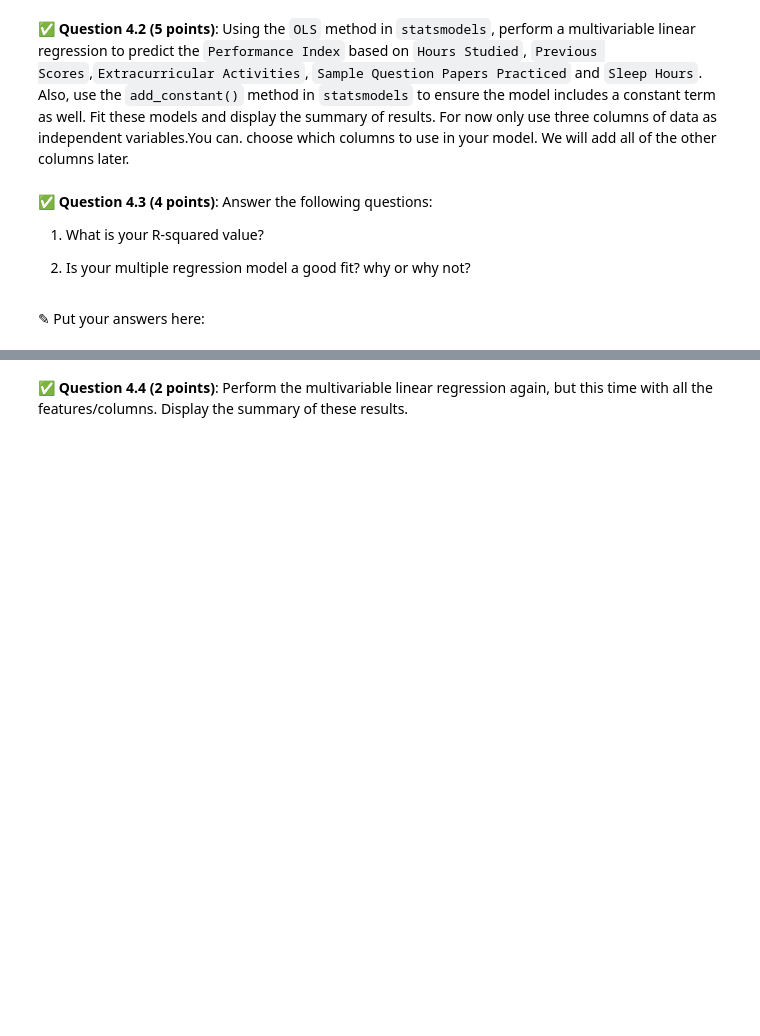
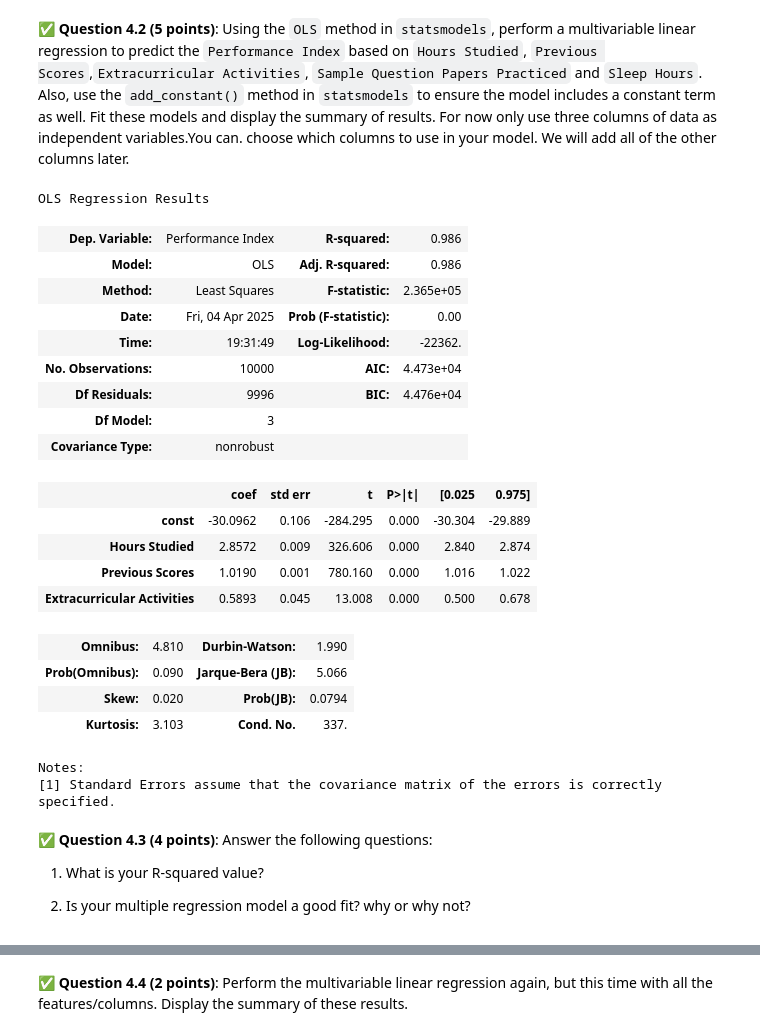
Before and after one commit to ze-ntsh/cmse202-s25-turnin, a Jupyter notebook: hw-03/HW-03_Regression-S25-NITISH MAINDOLIYA.ipynb, the cells around one changed output, grey strips where cells are left out. Drawn from its saved outputs; the diff is of its cells as text; code cells hidden in the pictures; blank space fills up the shorter version.

```diff
--- a/hw-03/HW-03_Regression-S25-NITISH MAINDOLIYA.ipynb
+++ b/hw-03/HW-03_Regression-S25-NITISH MAINDOLIYA.ipynb
@@ -235,8 +257,33 @@ First, download and read in this synthetic dataset of Student Performance. `http
+# %%
+# Put your code here
+sp_ols3_result = sm.OLS(student_performance_data['Performance Index'],
+                       sm.add_constant(student_performance_data[['Hours Studied', 'Previous Scores', 'Extracurricular Activities']])).fit()
+sp_ols3_result.summary()
+# %% [output]
+OLS Regression Results
+| Dep. Variable: | Performance Index | R-squared: | 0.986 |
+| Model: | OLS | Adj. R-squared: | 0.986 |
+| Method: | Least Squares | F-statistic: | 2.365e+05 |
+| Date: | Fri, 04 Apr 2025 | Prob (F-statistic): | 0.00 |
+| Time: | 19:31:49 | Log-Likelihood: | -22362. |
+| No. Observations: | 10000 | AIC: | 4.473e+04 |
+| Df Residuals: | 9996 | BIC: | 4.476e+04 |
+| Df Model: | 3 |  |  |
+| Covariance Type: | nonrobust |  |  |
+|  | coef | std err | t | P>|t| | [0.025 | 0.975] |
+| const | -30.0962 | 0.106 | -284.295 | 0.000 | -30.304 | -29.889 |
+| Hours Studied | 2.8572 | 0.009 | 326.606 | 0.000 | 2.840 | 2.874 |
+| Previous Scores | 1.0190 | 0.001 | 780.160 | 0.000 | 1.016 | 1.022 |
+| Extracurricular Activities | 0.5893 | 0.045 | 13.008 | 0.000 | 0.500 | 0.678 |
+| Omnibus: | 4.810 | Durbin-Watson: | 1.990 |
+| Prob(Omnibus): | 0.090 | Jarque-Bera (JB): | 5.066 |
+| Skew: | 0.020 | Prob(JB): | 0.0794 |
+| Kurtosis: | 3.103 | Cond. No. | 337. |
+Notes:
+[1] Standard Errors assume that the covariance matrix of the errors is correctly specified.
 # %% [markdown]
 &#9989;  **Question 4.3 (4 points)**: Answer the following questions:
 
 1. What is your R-squared value?
 
 2. Is your multiple regression model a good fit? why or why not?
-# %% [markdown]
-<font size=+3>&#9998;</font> Put your answers here:
```
Also changed, not shown: parts of 13 cells of this notebook, 1 other file.
